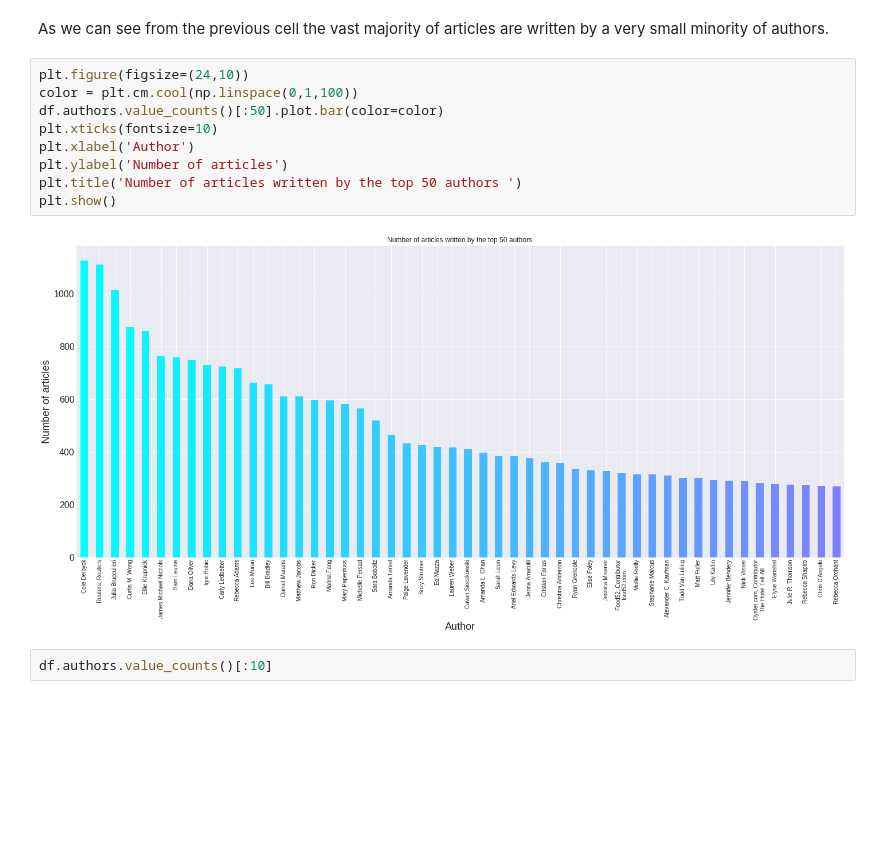
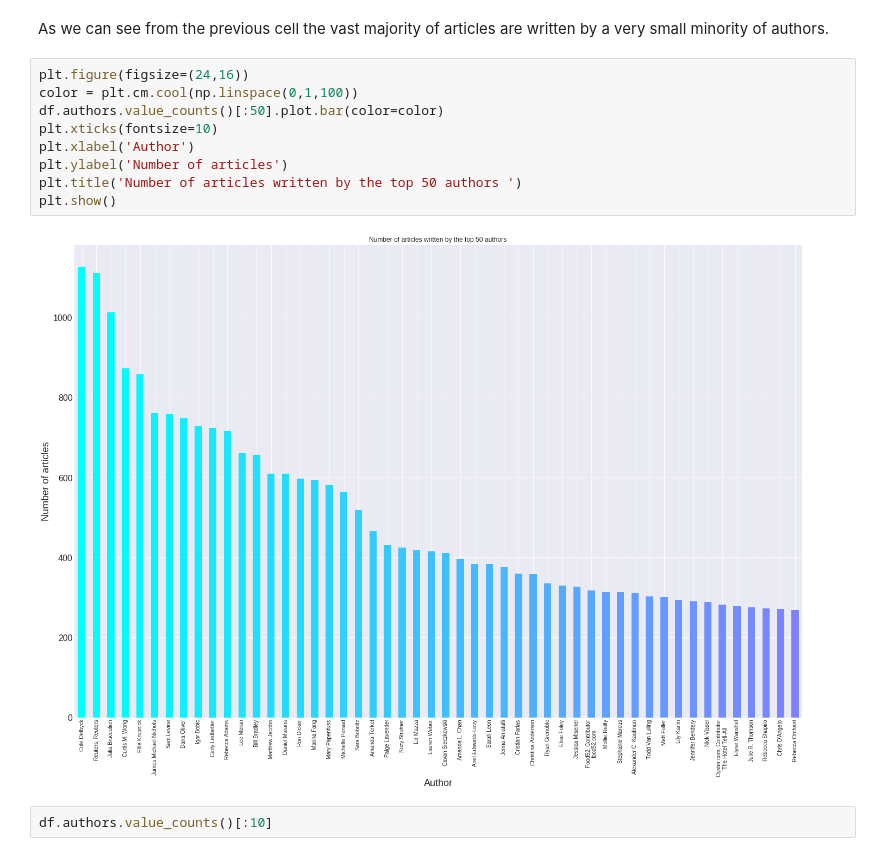
Before and after one commit to mrestay/news_classification, a Jupyter notebook: W&J.ipynb, the cells around one changed output. Saved outputs shown, nothing was run; the diff lists cells and outputs as text; blank space fills up the shorter version.

```diff
--- a/W&J.ipynb
+++ b/W&J.ipynb
@@ -241,16 +248,16 @@ The top 240 authors wrote 46314 articles out of a total of 91936 articles. Put a
 # %% [markdown]
 As we can see from the previous cell the vast majority of articles are written by a  very small minority of authors.
 # %%
-plt.figure(figsize=(24,10))
+plt.figure(figsize=(24,16))
 color = plt.cm.cool(np.linspace(0,1,100))
 df.authors.value_counts()[:50].plot.bar(color=color)
 plt.xticks(fontsize=10)
 plt.xlabel('Author')
 plt.ylabel('Number of articles')
 plt.title('Number of articles written by the top 50 authors ')
 plt.show()
 # %% [output]
-[figure, old version]
+[figure, new version]
 # %%
 df.authors.value_counts()[:10]
 # %% [output]
```
Also changed, not shown: parts of 32 cells of this notebook.
